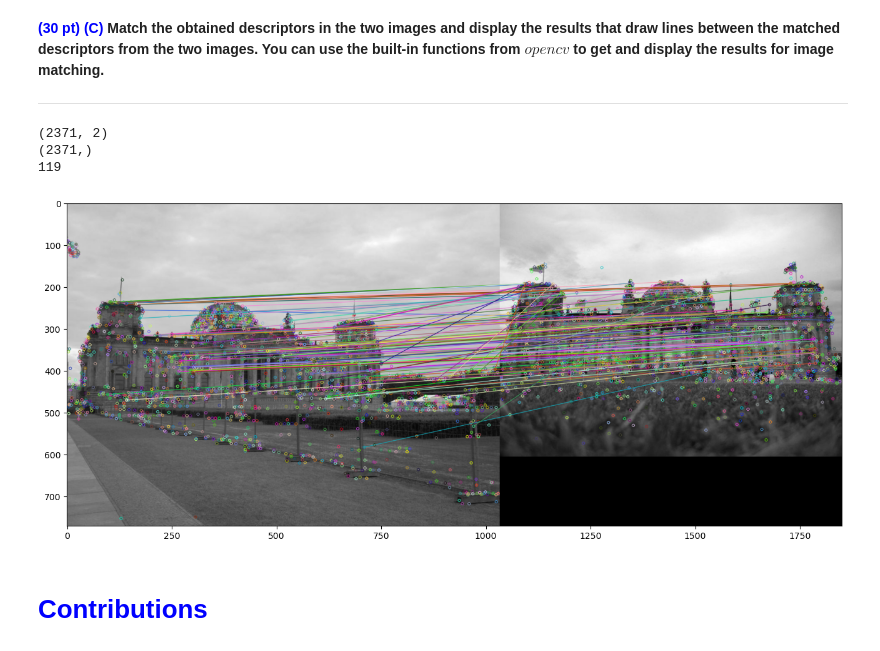
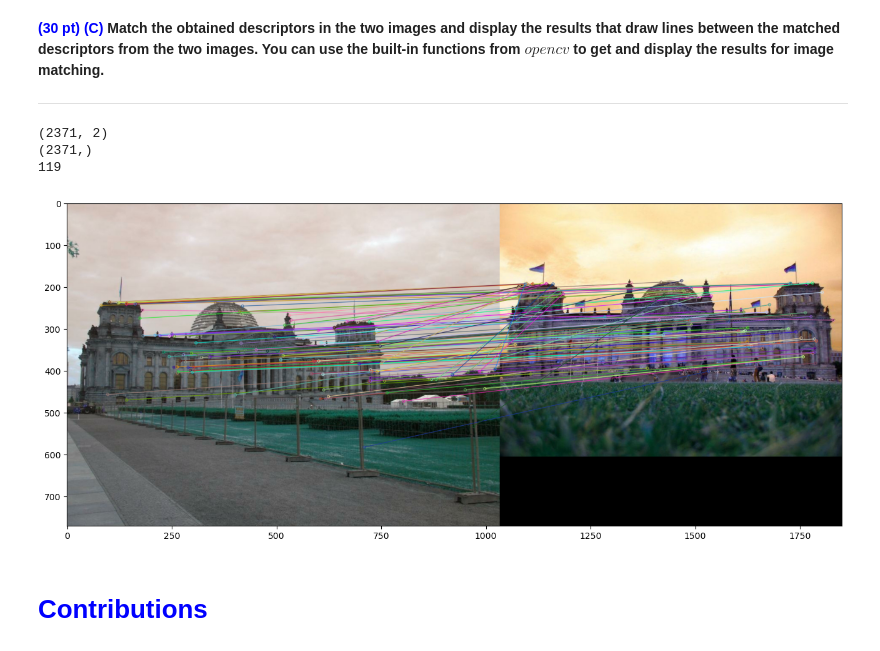
Before and after one commit to mvasselt2006/PR, a Jupyter notebook: Lab1/Elsjan_Asselt_6.ipynb, the cells around one changed output. Drawn from its saved outputs; the diff is of its cells as text; code cells hidden in the pictures.

```diff
--- a/Lab1/Elsjan_Asselt_6.ipynb
+++ b/Lab1/Elsjan_Asselt_6.ipynb
@@ -381,14 +381,14 @@ sift = cv.SIFT_create()
 kpA, desA = sift.detectAndCompute(greyA, None)
 kpB, desB = sift.detectAndCompute(greyB, None)
 
-imgA = cv.drawKeypoints(greyA, kpA, imgA)
-imgB = cv.drawKeypoints(greyB, kpB, imgB)
+imgA_kp = cv.drawKeypoints(greyA, kpA, None)
+imgB_kp = cv.drawKeypoints(greyB, kpB, None)
 
 plt.figure()
-plt.imshow(imgA)
+plt.imshow(imgA_kp)
 plt.show()
 
 plt.figure()
-plt.imshow(imgB)
+plt.imshow(imgB_kp)
 plt.show()
 # %% [output]
@@ -401,28 +401,35 @@ plt.show()
 # %%
 
 bf = cv.BFMatcher()
 matches = bf.knnMatch(desA, desB, k=2)
 
 good = []
+# Need to draw only good matches, so create a mask
+matchesMask = [[0,0] for i in range(len(matches))]
 
 print(np.shape(matches))
 print(np.shape(kpA))
 
-for m,n in matches:
+for i,(m,n) in enumerate(matches):
     if m.distance < 0.75*n.distance:
         good.append([m])
+        matchesMask[i]=[1,0]
 
 print(len(good))
-img_matched =  cv.drawMatchesKnn(imgA,kpA, imgB, kpB, good, None, flags=cv.DrawMatchesFlags_NOT_DRAW_SINGLE_POINTS)
+
+draw_params = dict(matchColor = (0,255,0),
+                   singlePointColor = (255,0,0),
+                   flags = cv.DrawMatchesFlags_NOT_DRAW_SINGLE_POINTS)
+img_matched =  cv.drawMatchesKnn(imgA,kpA, imgB, kpB, good, None, flags = cv.DrawMatchesFlags_NOT_DRAW_SINGLE_POINTS)
 
 
 plt.figure(figsize=(16,9))
 plt.imshow(img_matched)
 plt.show()
 # %% [output]
 (2371, 2)
 (2371,)
 119
-[figure, old version]
+[figure, new version]
 # %% [markdown]
 # <span style="color:blue">Contributions<a class="anchor" id="chapter3"></a></span>
```
Also changed, not shown: parts of 8 cells of this notebook.
